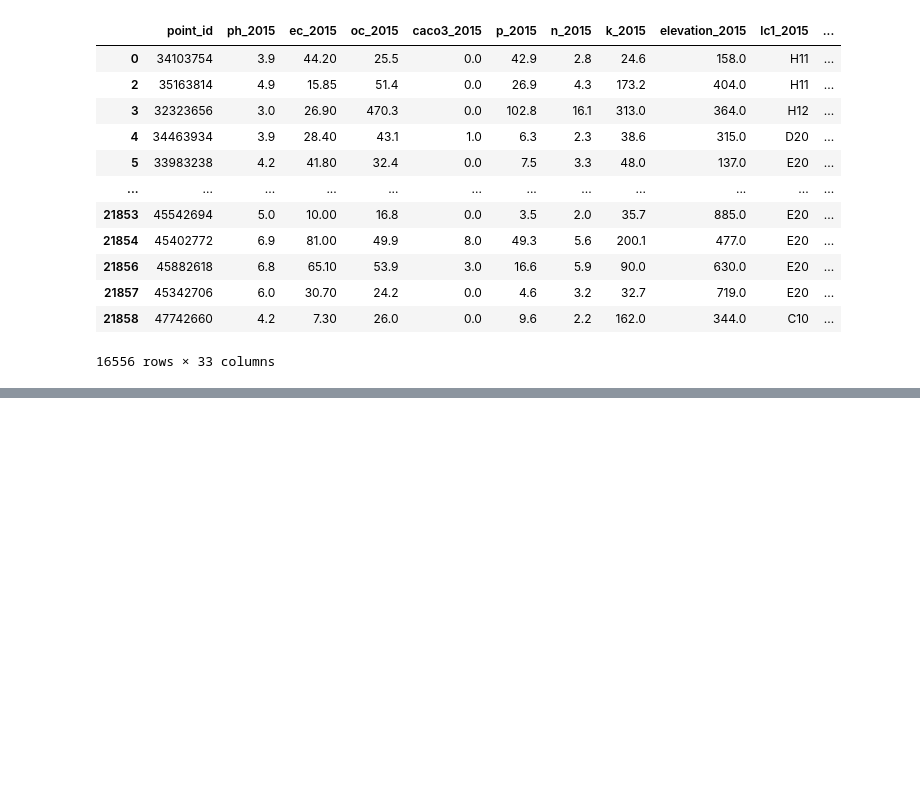
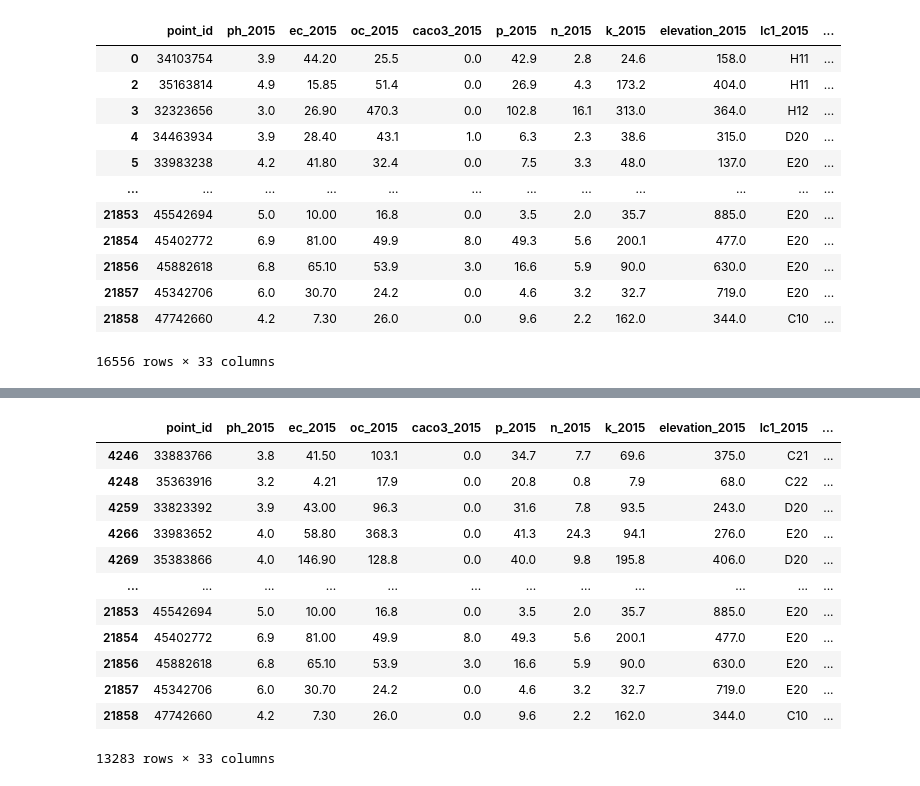
Before and after one commit to IndianGrandpa/AI4ls-Team-52, a Jupyter notebook: data/jc-interim/ML.ipynb, the cells around one changed output, grey strips where cells are left out. Saved outputs shown, nothing was run; the diff lists cells and outputs as text; code cells hidden in the pictures; blank space fills up the shorter version.

```diff
--- a/data/jc-interim/ML.ipynb
+++ b/data/jc-interim/ML.ipynb
@@ -91,0 +90,17 @@ df_soil_total.to_csv("merged_soil.csv", index=False)
+# %%
+df_soil_ml = df_soil_total.loc[df_soil_total['ph_2009'].notnull() & df_soil_total['ph_2015'].notnull() & df_soil_total['ph_2018'].notnull()]
+df_soil_ml
+# %% [output]
+|  | point_id | ph_2015 | ec_2015 | oc_2015 | caco3_2015 | p_2015 | n_2015 | k_2015 | elevation_2015 | lc1_2015 | ... |
+| 4246 | 33883766 | 3.8 | 41.50 | 103.1 | 0.0 | 34.7 | 7.7 | 69.6 | 375.0 | C21 | ... |
+| 4248 | 35363916 | 3.2 | 4.21 | 17.9 | 0.0 | 20.8 | 0.8 | 7.9 | 68.0 | C22 | ... |
+| 4259 | 33823392 | 3.9 | 43.00 | 96.3 | 0.0 | 31.6 | 7.8 | 93.5 | 243.0 | D20 | ... |
+| 4266 | 33983652 | 4.0 | 58.80 | 368.3 | 0.0 | 41.3 | 24.3 | 94.1 | 276.0 | E20 | ... |
+| 4269 | 35383866 | 4.0 | 146.90 | 128.8 | 0.0 | 40.0 | 9.8 | 195.8 | 406.0 | D20 | ... |
+| ... | ... | ... | ... | ... | ... | ... | ... | ... | ... | ... | ... |
+| 21853 | 45542694 | 5.0 | 10.00 | 16.8 | 0.0 | 3.5 | 2.0 | 35.7 | 885.0 | E20 | ... |
+| 21854 | 45402772 | 6.9 | 81.00 | 49.9 | 8.0 | 49.3 | 5.6 | 200.1 | 477.0 | E20 | ... |
+| 21856 | 45882618 | 6.8 | 65.10 | 53.9 | 3.0 | 16.6 | 5.9 | 90.0 | 630.0 | E20 | ... |
+| 21857 | 45342706 | 6.0 | 30.70 | 24.2 | 0.0 | 4.6 | 3.2 | 32.7 | 719.0 | E20 | ... |
+| 21858 | 47742660 | 4.2 | 7.30 | 26.0 | 0.0 | 9.6 | 2.2 | 162.0 | 344.0 | C10 | ... |
+13283 rows × 33 columns
```
Also changed, not shown: parts of 3 cells of this notebook.
